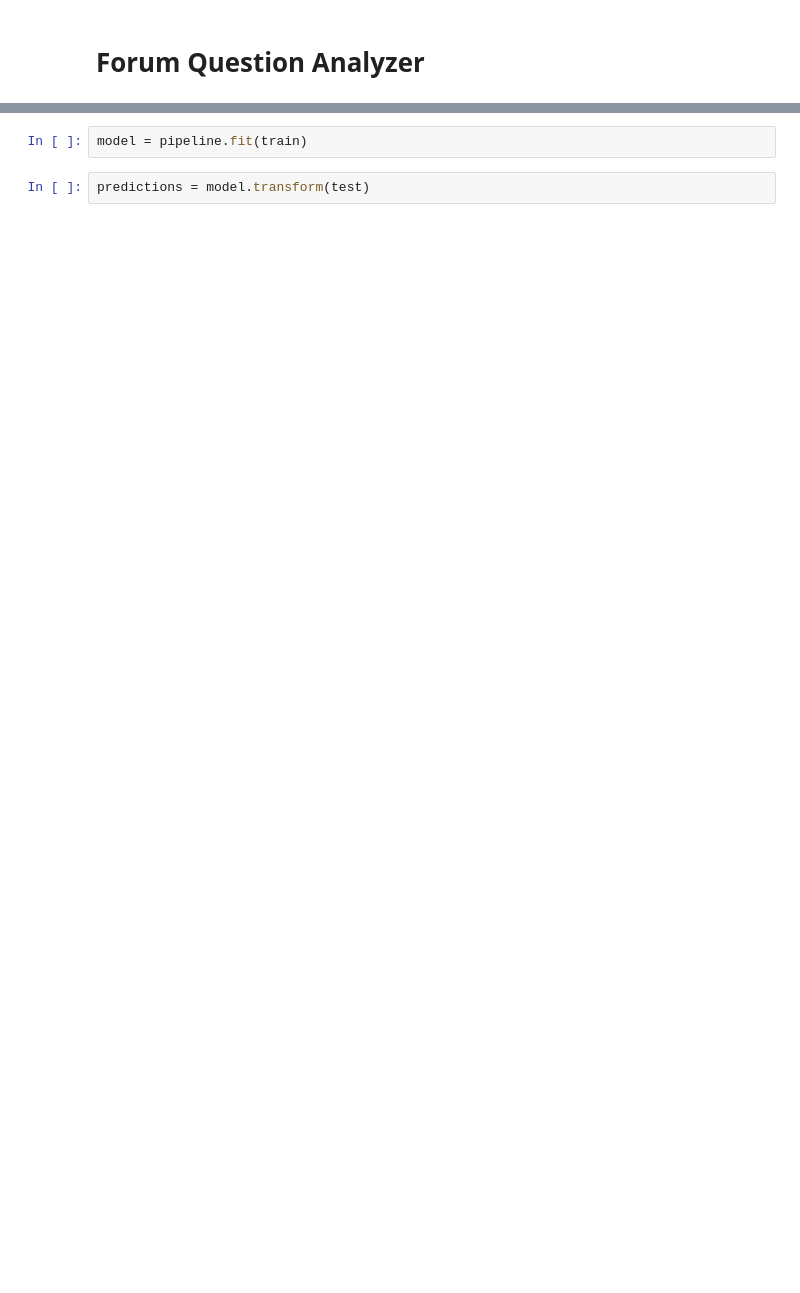
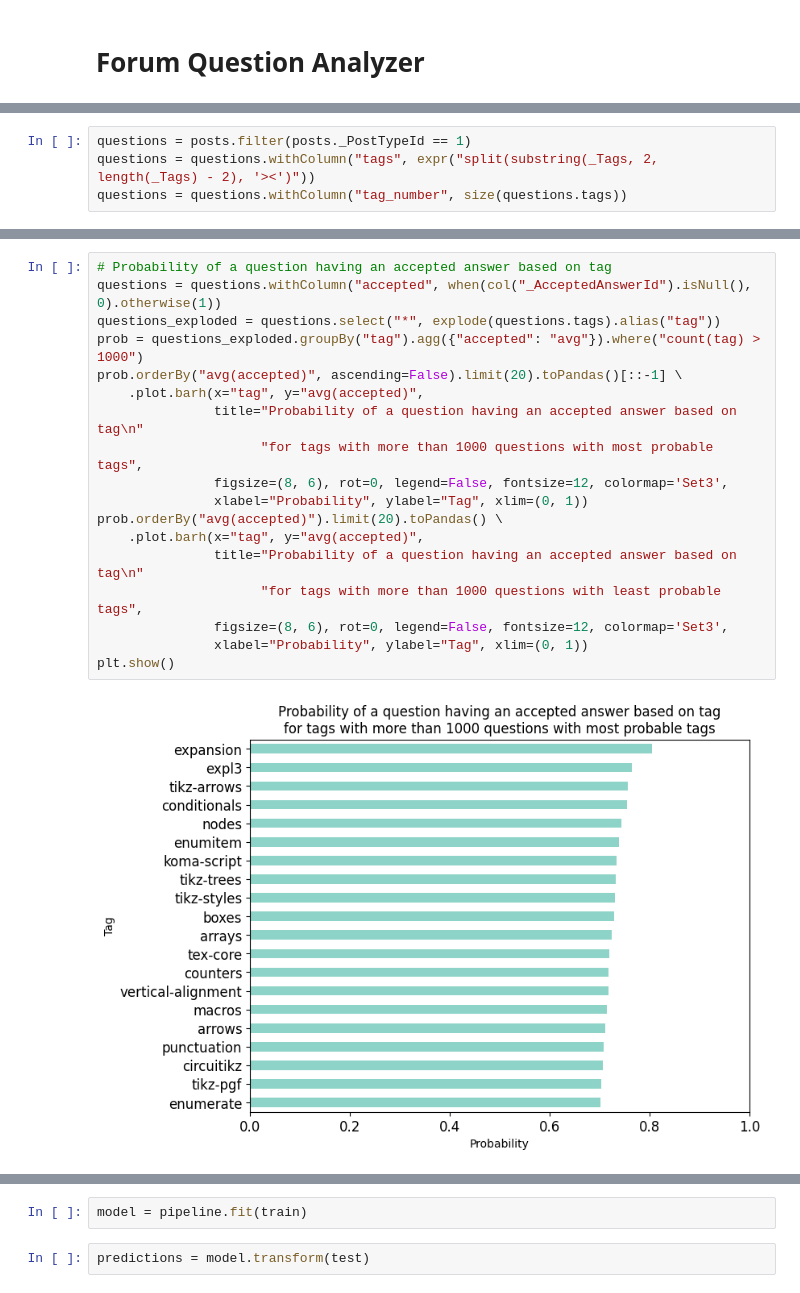
Before and after one commit to KMChris/bigdata, a Jupyter notebook: analysis.ipynb, the cells around one changed output, grey strips where cells are left out. Drawn from its saved outputs; the diff is of its cells as text; blank space fills up the shorter version.

```diff
--- a/analysis.ipynb
+++ b/analysis.ipynb
@@ -27,0 +33,4 @@ posts.show(5)
+# %%
+questions = posts.filter(posts._PostTypeId == 1)
+questions = questions.withColumn("tags", expr("split(substring(_Tags, 2, length(_Tags) - 2), '><')"))
+questions = questions.withColumn("tag_number", size(questions.tags))
@@ -39,0 +59,20 @@ Number of accepted answers:  153808
+# %%
+# Probability of a question having an accepted answer based on tag
+questions = questions.withColumn("accepted", when(col("_AcceptedAnswerId").isNull(), 0).otherwise(1))
+questions_exploded = questions.select("*", explode(questions.tags).alias("tag"))
+prob = questions_exploded.groupBy("tag").agg({"accepted": "avg"}).where("count(tag) > 1000")
+prob.orderBy("avg(accepted)", ascending=False).limit(20).toPandas()[::-1] \
+    .plot.barh(x="tag", y="avg(accepted)",
+               title="Probability of a question having an accepted answer based on tag\n"
+                     "for tags with more than 1000 questions with most probable tags",
+               figsize=(8, 6), rot=0, legend=False, fontsize=12, colormap='Set3',
+               xlabel="Probability", ylabel="Tag", xlim=(0, 1))
+prob.orderBy("avg(accepted)").limit(20).toPandas() \
+    .plot.barh(x="tag", y="avg(accepted)",
+               title="Probability of a question having an accepted answer based on tag\n"
+                     "for tags with more than 1000 questions with least probable tags",
+               figsize=(8, 6), rot=0, legend=False, fontsize=12, colormap='Set3',
+               xlabel="Probability", ylabel="Tag", xlim=(0, 1))
+plt.show()
+# %% [output]
+[figure, added]
```
Also changed, not shown: parts of 20 cells of this notebook, 1 other file.
